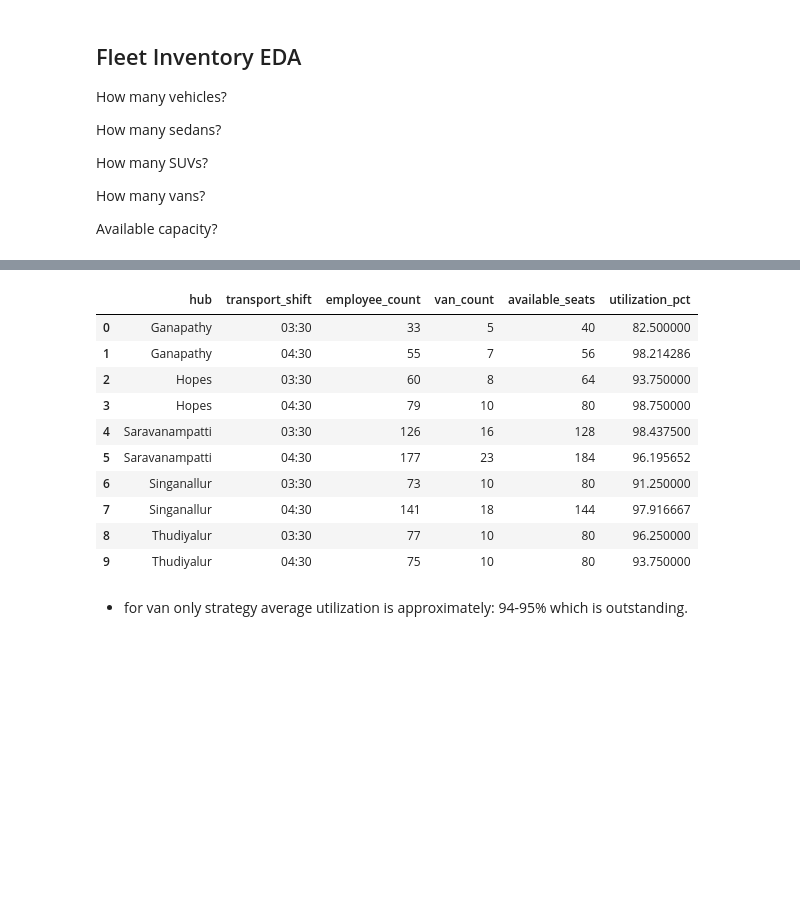
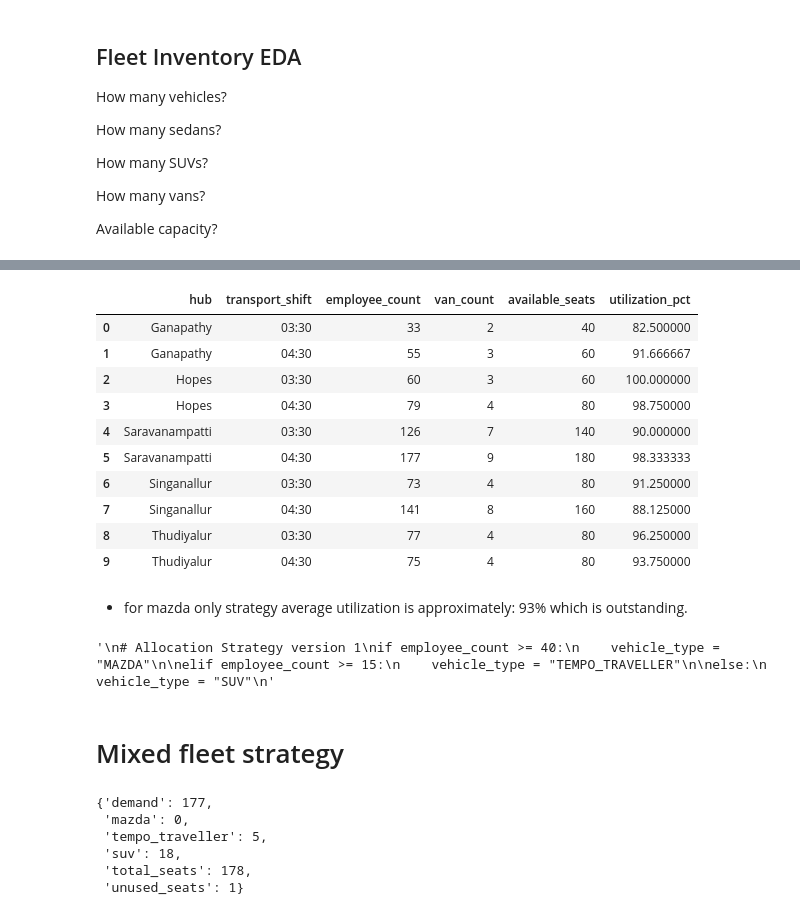
Before and after one commit to jeevak2013/workforce-mobility-digital-twin, a Jupyter notebook: src/allocation/cab_allocation_eda.ipynb, the cells around one changed output, grey strips where cells are left out. Cells and saved outputs as stored; diff of their text form; code cells hidden in the pictures; blank space fills up the shorter version.

```diff
--- a/src/allocation/cab_allocation_eda.ipynb
+++ b/src/allocation/cab_allocation_eda.ipynb
@@ -191,37 +209,53 @@ demand_df = pd.DataFrame(
 # %%
 # if use mazda only Capacity = 20
 import math
 
 demand_df["van_count"] = (
     demand_df["employee_count"]
     .apply(
         lambda x:
         math.ceil(x / 20)
     )
 )
 
 demand_df["available_seats"] = (
-    demand_df["van_count"] * 8
+    demand_df["van_count"] * 20
 )
 
 demand_df["utilization_pct"] = (
     demand_df["employee_count"]
     /
     demand_df["available_seats"]
 ) * 100
 
 demand_df
 # %% [output]
 |  | hub | transport_shift | employee_count | van_count | available_seats | utilization_pct |
-| 0 | Ganapathy | 03:30 | 33 | 5 | 40 | 82.500000 |
-| 1 | Ganapathy | 04:30 | 55 | 7 | 56 | 98.214286 |
-| 2 | Hopes | 03:30 | 60 | 8 | 64 | 93.750000 |
-| 3 | Hopes | 04:30 | 79 | 10 | 80 | 98.750000 |
-| 4 | Saravanampatti | 03:30 | 126 | 16 | 128 | 98.437500 |
-| 5 | Saravanampatti | 04:30 | 177 | 23 | 184 | 96.195652 |
-| 6 | Singanallur | 03:30 | 73 | 10 | 80 | 91.250000 |
-| 7 | Singanallur | 04:30 | 141 | 18 | 144 | 97.916667 |
-| 8 | Thudiyalur | 03:30 | 77 | 10 | 80 | 96.250000 |
-| 9 | Thudiyalur | 04:30 | 75 | 10 | 80 | 93.750000 |
+| 0 | Ganapathy | 03:30 | 33 | 2 | 40 | 82.500000 |
+| 1 | Ganapathy | 04:30 | 55 | 3 | 60 | 91.666667 |
+| 2 | Hopes | 03:30 | 60 | 3 | 60 | 100.000000 |
+| 3 | Hopes | 04:30 | 79 | 4 | 80 | 98.750000 |
+| 4 | Saravanampatti | 03:30 | 126 | 7 | 140 | 90.000000 |
+| 5 | Saravanampatti | 04:30 | 177 | 9 | 180 | 98.333333 |
+| 6 | Singanallur | 03:30 | 73 | 4 | 80 | 91.250000 |
+| 7 | Singanallur | 04:30 | 141 | 8 | 160 | 88.125000 |
+| 8 | Thudiyalur | 03:30 | 77 | 4 | 80 | 96.250000 |
+| 9 | Thudiyalur | 04:30 | 75 | 4 | 80 | 93.750000 |
 # %% [markdown]
-- for van only strategy average utilization is approximately: 94-95% which is outstanding.
+- for mazda only strategy average utilization is approximately: 93% which is outstanding.
+# %%
+'''
+# Allocation Strategy version 1
+if employee_count >= 40:
+    vehicle_type = "MAZDA"
+
+elif employee_count >= 15:
+    vehicle_type = "TEMPO_TRAVELLER"
+
+else:
+    vehicle_type = "SUV"
+'''
+# %% [output]
+'\n# Allocation Strategy version 1\nif employee_count >= 40:\n    vehicle_type = "MAZDA"\n\nelif employee_count >= 15:\n    vehicle_type = "TEMPO_TRAVELLER"\n\nelse:\n    vehicle_type = "SUV"\n'
+# %% [markdown]
+# Mixed fleet strategy
@@ -227,0 +320,11 @@ demand_df
+# %%
+best_vehicle_mix(
+    177
+)
+# %% [output]
+{'demand': 177,
+ 'mazda': 0,
+ 'tempo_traveller': 5,
+ 'suv': 18,
+ 'total_seats': 178,
+ 'unused_seats': 1}
```
Also changed, not shown: parts of 15 cells of this notebook, 2 other files.
